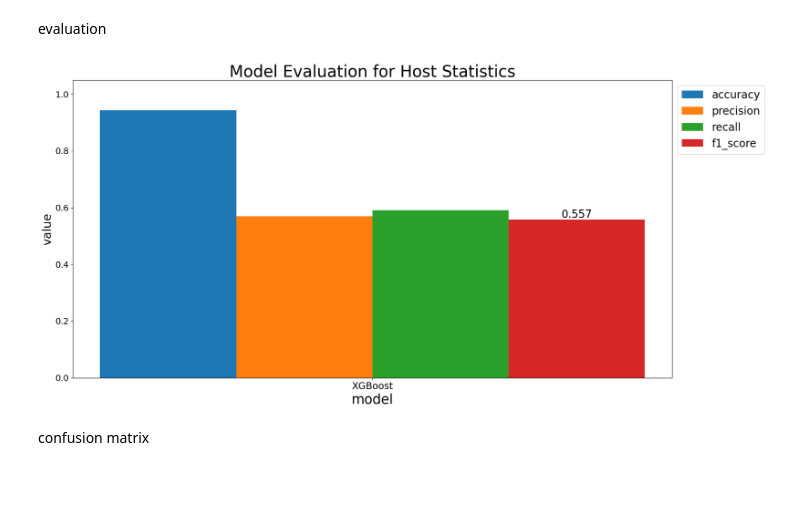
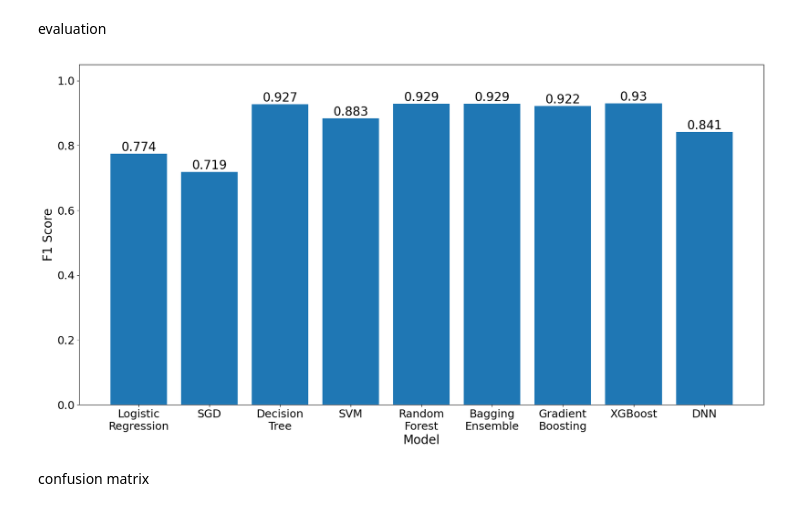
Before and after one commit to charlie532/Cyber-Attack-Lifecycle-and-Technique-Detection, a Jupyter notebook: 2_ML_training/accounting_training.ipynb, the cells around one changed output. Cells and saved outputs as stored; diff of their text form; code cells hidden in the pictures; blank space fills up the shorter version.

```diff
--- a/2_ML_training/accounting_training.ipynb
+++ b/2_ML_training/accounting_training.ipynb
@@ -5,8 +5,8 @@ import os
 import pandas as pd
 from sklearn import preprocessing
 
-# filename = 'preprocess_label_atop.csv'
-filename = 'preprocess_lifecycle_label_atop.csv'
+filename = 'preprocess_label_atop.csv'
+# filename = 'preprocess_lifecycle_label_atop.csv'
 folder = os.path.join("..", "0_dataset", "accounting")
 models_folder = "models_accounting"
 data_type = 'Host Statistics'
@@ -81,7 +81,7 @@ models['SGD'] = SGDClassifier(n_jobs=core)
 # non-linear models
 models['Decision_Tree'] = DecisionTreeClassifier()
 # models['Extra_Tree'] = ExtraTreeClassifier()
-models['Naive_Bayes'] = GaussianNB()
+# models['Naive_Bayes'] = GaussianNB()
 models['SVM'] = SVC(kernel='rbf', gamma='auto')
 # models['KNN'] = KNeighborsClassifier(n_jobs=core)
 # ensemble models
@@ -238,25 +266,27 @@ for name in evaluation:
 # %%
 width = 0.2
 x = np.arange(len(models))
 plt.figure(figsize=(20, 10))
-plt.bar(x, result['accuracy'], width, label='accuracy')
-plt.bar(x+width, result['precision'], width, label='precision')
-plt.bar(x+2*width, result['recall'], width, label='recall')
-bar = plt.bar(x+3*width, result['f1_score'], width, label='f1_score')
+# plt.bar(x, result['accuracy'], width, label='accuracy')
+# plt.bar(x+width, result['precision'], width, label='precision')
+# plt.bar(x+2*width, result['recall'], width, label='recall')
+# bar = plt.bar(x+3*width, result['f1_score'], width, label='f1_score')
+bar = plt.bar(x, result['f1_score'], label='f1_score')
 plt.bar_label(bar, label_type='edge', fontsize=20)
-plt.title('Model Evaluation for '+data_type, fontsize=30)
-plt.xticks(x+1.5*width, models)
-plt.xlabel('model', fontsize=25)
-plt.ylabel('value', fontsize=22)
+# plt.title('Model Evaluation from '+data_type, fontsize=30)
+# plt.xticks(x+1.5*width, models)
+plt.xticks(x, models)
+plt.xlabel('Model', fontsize=20)
+plt.ylabel('F1 Score', fontsize=20)
 plt.rcParams.update({
     'xtick.labelsize': 18,
-    'ytick.labelsize': 16,
+    'ytick.labelsize': 18,
 })
-plt.legend(bbox_to_anchor=(1, 1), loc='upper left', fontsize=20)
+# plt.legend(loc='upper center', bbox_to_anchor=(0.5, -0.12), shadow=True, ncol=4, fontsize=20)
 plt.ylim(0, 1.05)
 plt.show()
 # %% [output]
-[figure, old version]
+[figure, new version]
 # %% [markdown]
 confusion matrix
 # %%
```
Also changed, not shown: parts of 5 cells of this notebook, 6 other files.
